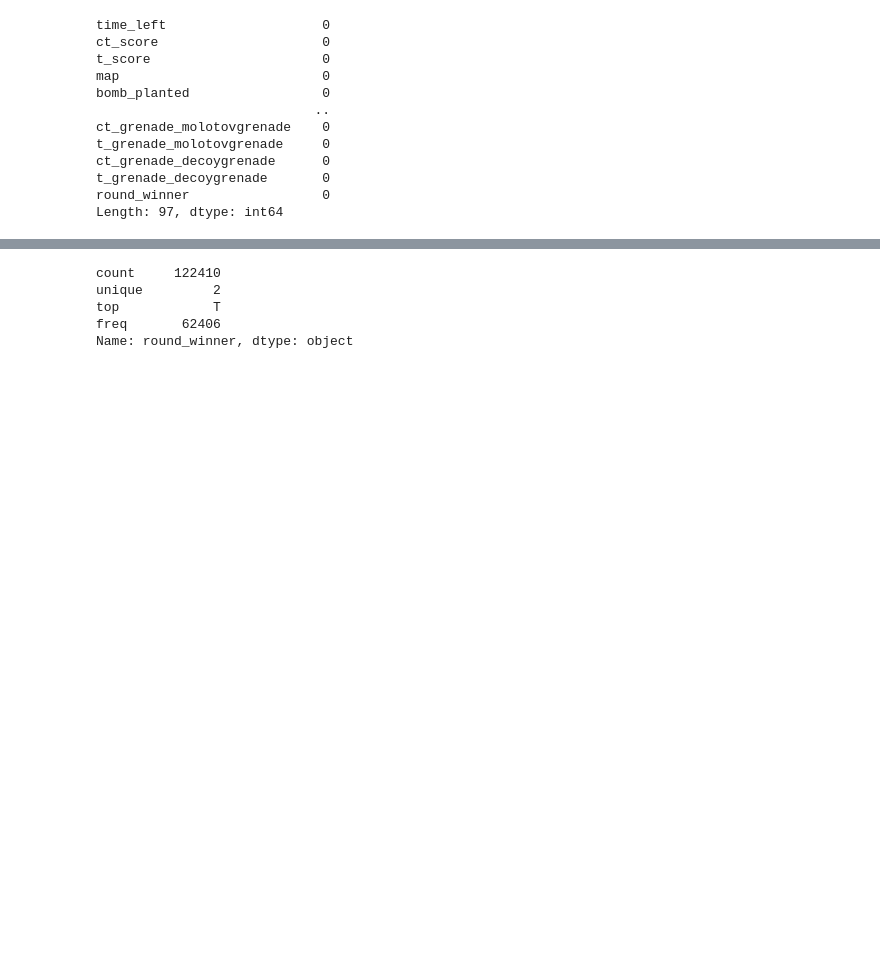
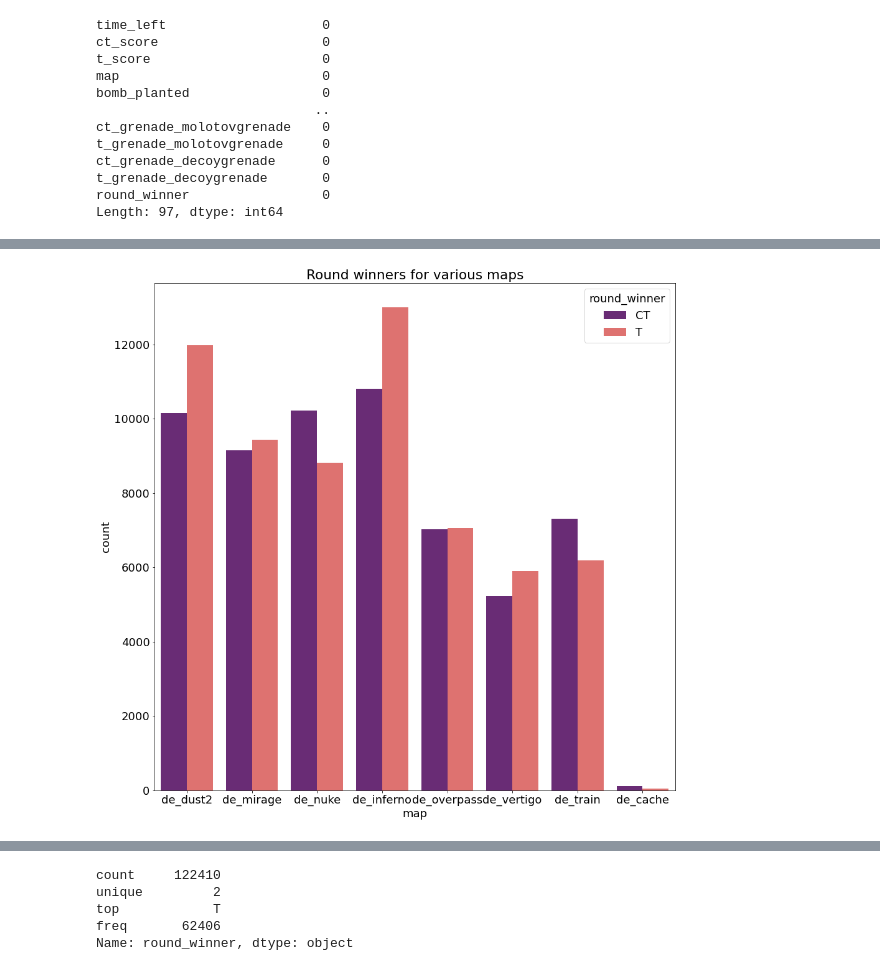
Before and after one commit to Murat-Gencer/YAP470-Project, a Jupyter notebook: Proje.ipynb, the cells around one changed output, grey strips where cells are left out. Drawn from its saved outputs; the diff is of its cells as text; code cells hidden in the pictures; blank space fills up the shorter version.

```diff
--- a/Proje.ipynb
+++ b/Proje.ipynb
@@ -77,3 +79,10 @@ plt.tight_layout()
+# %%
+plt.figure(figsize=(15,15))
+ax = sns.countplot(x="map", hue="round_winner", data=data, palette='magma')
+ax.set(title='Round winners for various maps')
+plt.show()
+# %% [output]
+[figure, added]
 # %%
 numCols = data.select_dtypes([np.number]).columns
 
```
Also changed, not shown: parts of 22 cells of this notebook.
